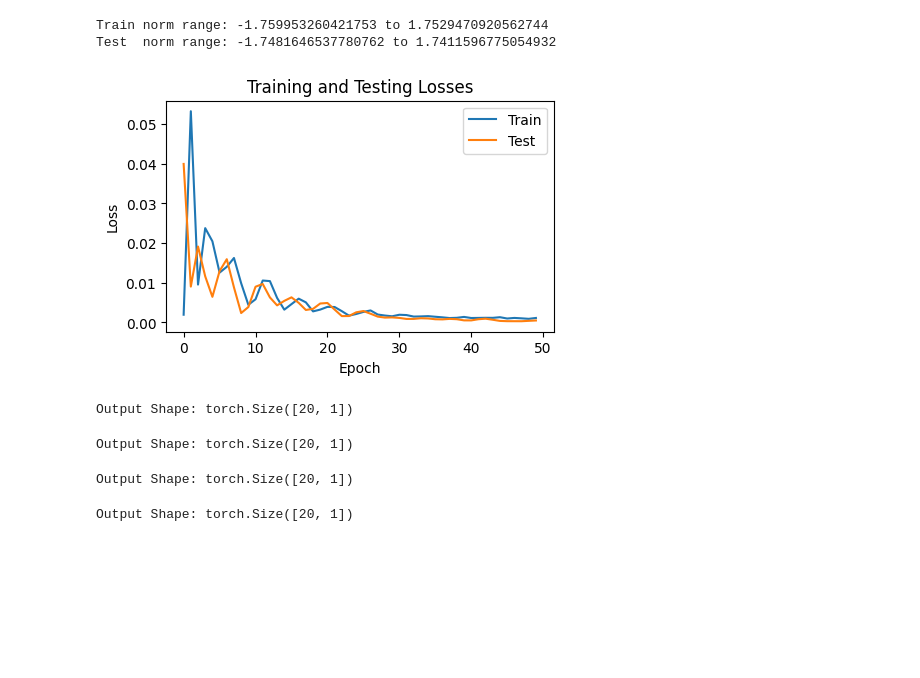
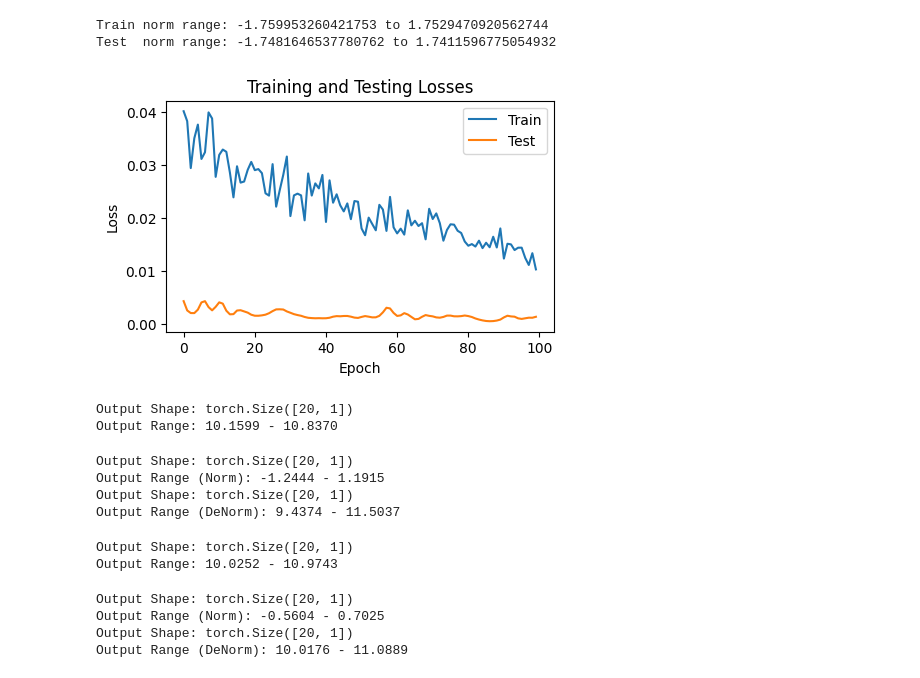
Before and after one commit to Parsa-Research-Laboratory/HyperSpace, a Jupyter notebook: experiments/development/1d_curve.ipynb, the cells around one changed output. Drawn from its saved outputs; the diff is of its cells as text; code cells hidden in the pictures; blank space fills up the shorter version.

Commit message:
EXP: adding denormalizing from neural outputs

```diff
--- a/experiments/development/1d_curve.ipynb
+++ b/experiments/development/1d_curve.ipynb
@@ -724,8 +724,8 @@ loss_func = nn.MSELoss()
 train_losses: list = []
 test_losses: list = []
 
-num_epochs: int = 50
-noise_std = 0.0005
+num_epochs: int = 100
+noise_std = 0.05
 
 for i in range(num_epochs):
     # ---------
@@ -737,36 +737,36 @@ for i in range(num_epochs):
     noisy_inputs = network_Train_vectors.float() + noise
     noisy_inputs = noisy_inputs.float()
 
     outputs = regression_model(noisy_inputs)
-    train_loss = loss_func(outputs, network_Train_outputs)
+    train_loss = loss_func(outputs, y_train_norm)
 
     train_loss.backward()
     optimizer.step()
     optimizer.zero_grad()
 
     train_losses.append(train_loss.item())
 
     # -----------
     # Evaluation
     # -----------
     regression_model.eval()
 
     with torch.no_grad():
 
         outputs = regression_model(network_Test_vectors.float())
-        val_loss = loss_func(outputs, network_Test_outputs)
+        val_loss = loss_func(outputs, y_test_norm)
         test_losses.append(val_loss.item())
 
 plt.figure(figsize=(5, 3))
 plt.plot(train_losses, label="Train")
 plt.plot(test_losses, label="Test")
 plt.title("Training and Testing Losses")
 plt.xlabel("Epoch")
 plt.ylabel("Loss")
 plt.legend()
 plt.show()
 # %% [output]
-[figure, old version]
+[figure, new version]
 # %%
 # ---------------------------------------------
 # load the trained regression model within the
@@ -780,8 +780,10 @@ neural_rm.load_neural_network(regression_model)
 codebook_no_clean_output, _ = codebook_rm(v=pi_memory.float())
 
 print(f"Output Shape: {codebook_no_clean_output.shape}")
+print(f"Output Range: {torch.min(codebook_no_clean_output):.4f} - {torch.max(codebook_no_clean_output):.4f}")
 # %% [output]
 Output Shape: torch.Size([20, 1])
+Output Range: 10.1599 - 10.8370
 # %%
 # ----------------------------------------------
 # regression with no cleanup and neural network
@@ -789,8 +791,17 @@ Output Shape: torch.Size([20, 1])
 neural_no_clean_output, _ = neural_rm(v=pi_memory.float())
 
 print(f"Output Shape: {neural_no_clean_output.shape}")
+print(f"Output Range (Norm): {torch.min(neural_no_clean_output):.4f} - {torch.max(neural_no_clean_output):.4f}")
+
+neural_no_clean_output_denorm = denorm(neural_no_clean_output)
+
+print(f"Output Shape: {neural_no_clean_output_denorm.shape}")
+print(f"Output Range (DeNorm): {torch.min(neural_no_clean_output_denorm):.4f} - {torch.max(neural_no_clean_output_denorm):.4f}")
 # %% [output]
 Output Shape: torch.Size([20, 1])
+Output Range (Norm): -1.2444 - 1.1915
+Output Shape: torch.Size([20, 1])
+Output Range (DeNorm): 9.4374 - 11.5037
 # %%
 # ----------------------------------------------
 # regression with resonator and codebook
@@ -798,8 +809,10 @@ Output Shape: torch.Size([20, 1])
 codebook_resonator_output, _ = codebook_rm(v=res_cleaned_memory.float())
 
 print(f"Output Shape: {codebook_resonator_output.shape}")
+print(f"Output Range: {torch.min(codebook_resonator_output):.4f} - {torch.max(codebook_resonator_output):.4f}")
 # %% [output]
 Output Shape: torch.Size([20, 1])
+Output Range: 10.0252 - 10.9743
 # %%
 # ----------------------------------------------
 # regression with resonator and neural network
@@ -807,8 +820,17 @@ Output Shape: torch.Size([20, 1])
 neural_resonator_output, _ = neural_rm(v=res_cleaned_memory.float())
 
 print(f"Output Shape: {neural_resonator_output.shape}")
+print(f"Output Range (Norm): {torch.min(neural_resonator_output):.4f} - {torch.max(neural_resonator_output):.4f}")
+
+neural_resonator_output_denorm = denorm(neural_resonator_output)
+
+print(f"Output Shape: {neural_resonator_output_denorm.shape}")
+print(f"Output Range (DeNorm): {torch.min(neural_resonator_output_denorm):.4f} - {torch.max(neural_resonator_output_denorm):.4f}")
 # %% [output]
 Output Shape: torch.Size([20, 1])
+Output Range (Norm): -0.5604 - 0.7025
+Output Shape: torch.Size([20, 1])
+Output Range (DeNorm): 10.0176 - 11.0889
 # %%
 # ----------------------------------------------
 # regression with hopfield and codebook
```
Also changed, not shown: parts of 2 cells of this notebook.
